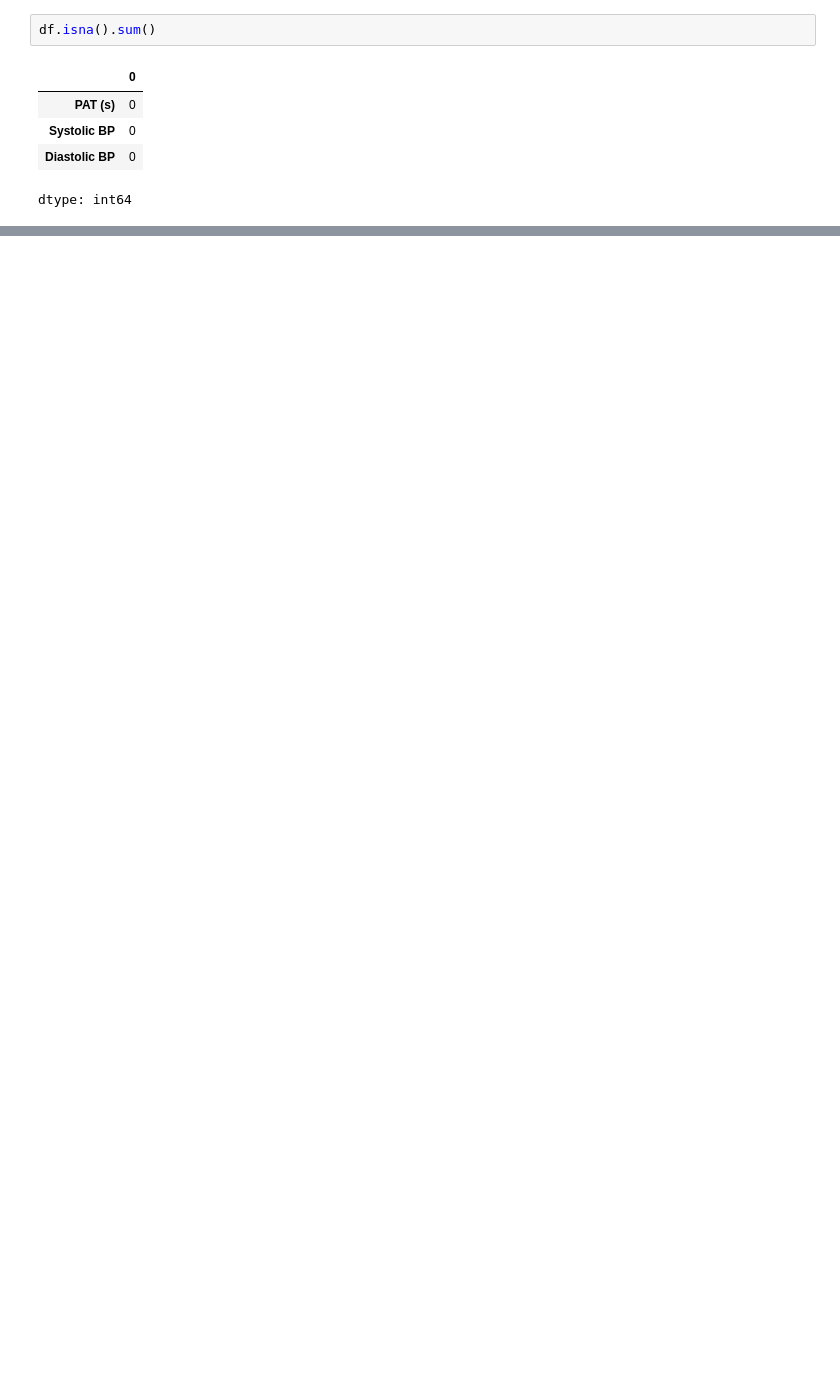
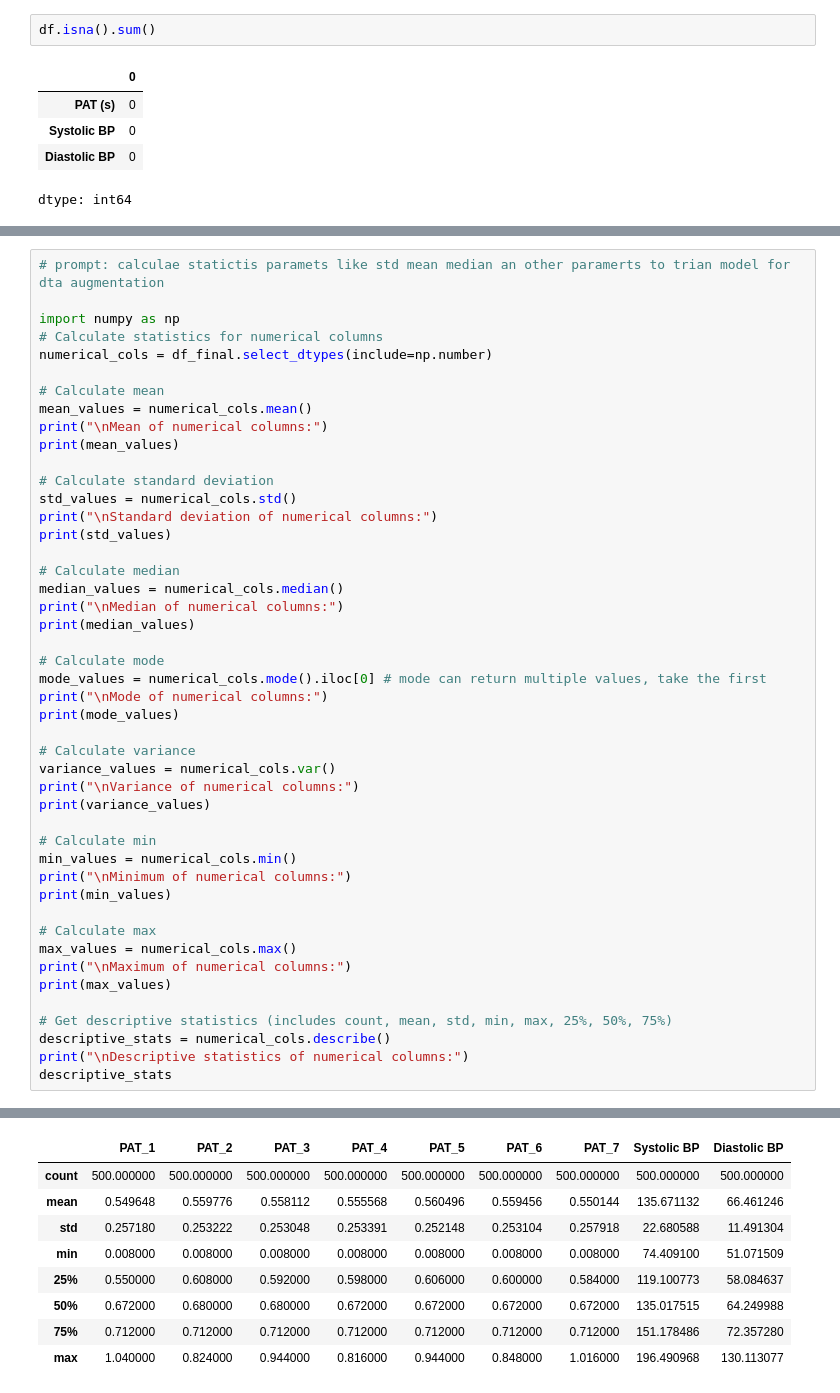
Before and after one commit to ThamilezaiAnanthakumar/Cuffless-Blood-Pressure-Monitoring-using-PAT, a Jupyter notebook: Cufless_Blood_Pressure_Monitoring.ipynb, the cells around one changed output, grey strips where cells are left out. Cells and saved outputs as stored; diff of their text form; blank space fills up the shorter version.

```diff
--- a/Cufless_Blood_Pressure_Monitoring.ipynb
+++ b/Cufless_Blood_Pressure_Monitoring.ipynb
@@ -787,0 +542,47 @@ Diastolic BP Model Evaluation:
+# %%
+# prompt: calculae statictis paramets like std mean median an other paramerts to trian model for dta augmentation
+
+import numpy as np
+# Calculate statistics for numerical columns
+numerical_cols = df_final.select_dtypes(include=np.number)
+
+# Calculate mean
+mean_values = numerical_cols.mean()
+print("\nMean of numerical columns:")
+print(mean_values)
+
+# Calculate standard deviation
+std_values = numerical_cols.std()
+print("\nStandard deviation of numerical columns:")
+print(std_values)
+
+# Calculate median
+median_values = numerical_cols.median()
+print("\nMedian of numerical columns:")
+print(median_values)
+
+# Calculate mode
+mode_values = numerical_cols.mode().iloc[0] # mode can return multiple values, take the first
+print("\nMode of numerical columns:")
+print(mode_values)
+
+# Calculate variance
+variance_values = numerical_cols.var()
+print("\nVariance of numerical columns:")
+print(variance_values)
+
+# Calculate min
+min_values = numerical_cols.min()
+print("\nMinimum of numerical columns:")
+print(min_values)
+
+# Calculate max
+max_values = numerical_cols.max()
+print("\nMaximum of numerical columns:")
+print(max_values)
+
+# Get descriptive statistics (includes count, mean, std, min, max, 25%, 50%, 75%)
+descriptive_stats = numerical_cols.describe()
+print("\nDescriptive statistics of numerical columns:")
+descriptive_stats
+# %% [output]
@@ -787,0 +606,9 @@ Diastolic BP Model Evaluation:
+|  | PAT_1 | PAT_2 | PAT_3 | PAT_4 | PAT_5 | PAT_6 | PAT_7 | Systolic BP | Diastolic BP |
+| count | 500.000000 | 500.000000 | 500.000000 | 500.000000 | 500.000000 | 500.000000 | 500.000000 | 500.000000 | 500.000000 |
+| mean | 0.549648 | 0.559776 | 0.558112 | 0.555568 | 0.560496 | 0.559456 | 0.550144 | 135.671132 | 66.461246 |
+| std | 0.257180 | 0.253222 | 0.253048 | 0.253391 | 0.252148 | 0.253104 | 0.257918 | 22.680588 | 11.491304 |
+| min | 0.008000 | 0.008000 | 0.008000 | 0.008000 | 0.008000 | 0.008000 | 0.008000 | 74.409100 | 51.071509 |
+| 25% | 0.550000 | 0.608000 | 0.592000 | 0.598000 | 0.606000 | 0.600000 | 0.584000 | 119.100773 | 58.084637 |
+| 50% | 0.672000 | 0.680000 | 0.680000 | 0.672000 | 0.672000 | 0.672000 | 0.672000 | 135.017515 | 64.249988 |
+| 75% | 0.712000 | 0.712000 | 0.712000 | 0.712000 | 0.712000 | 0.712000 | 0.712000 | 151.178486 | 72.357280 |
+| max | 1.040000 | 0.824000 | 0.944000 | 0.816000 | 0.944000 | 0.848000 | 1.016000 | 196.490968 | 130.113077 |
```
Also changed, not shown: parts of 34 cells of this notebook.
